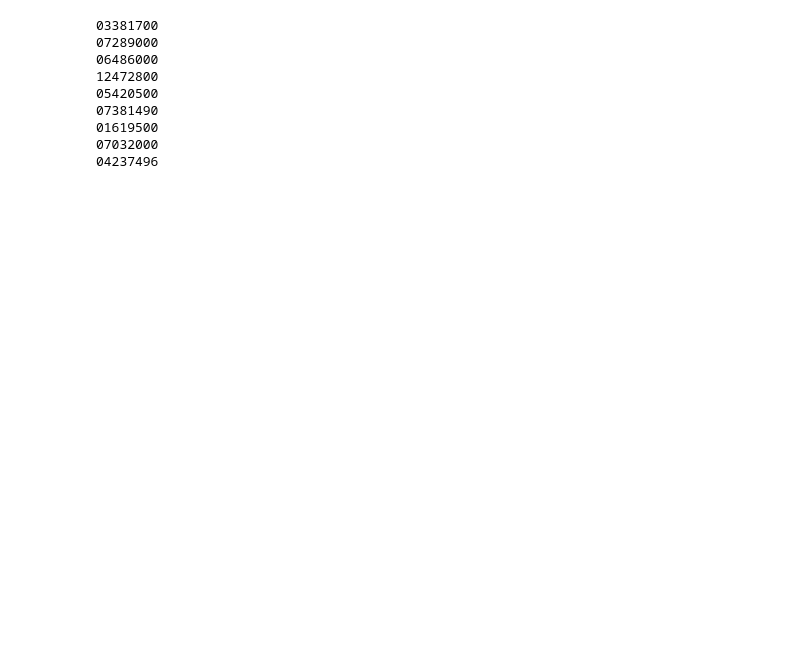
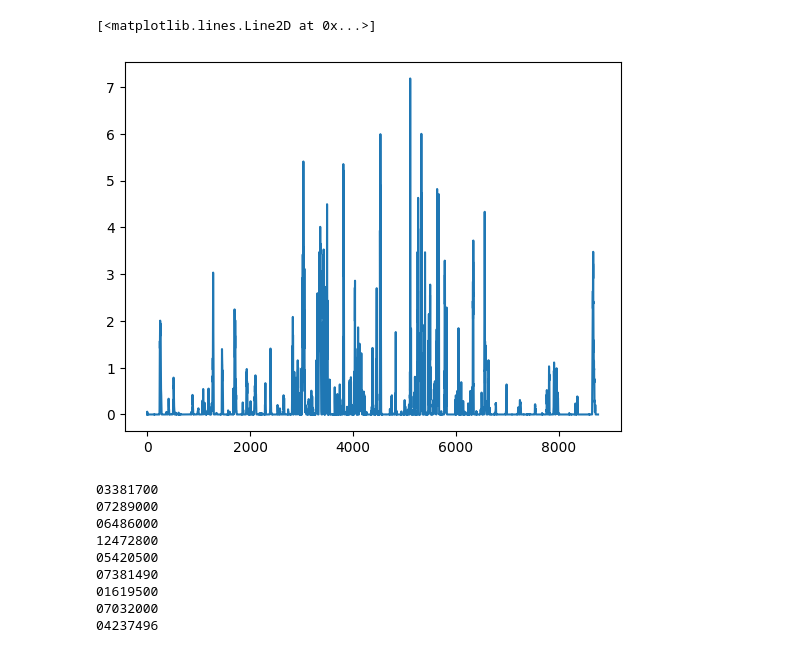
Before and after one commit to nicolas998/nwc_evaluation_platform, a Jupyter notebook: source/playground.ipynb, the cells around one changed output. Saved outputs shown, nothing was run; the diff lists cells and outputs as text; code cells hidden in the pictures; blank space fills up the shorter version.

```diff
--- a/source/playground.ipynb
+++ b/source/playground.ipynb
@@ -21,3 +21,5 @@ plotly_colors = [
     '#e377c2',  # raspberry yogurt pink
     '#7f7f7f',  # middle gray
 ]
+# %%
+d = netCDF4.Dataset('../data/2019_spatial_peristence.nc')
@@ -24,3 +91,8 @@ plotly_colors = [
+# %%
+pl.plot(hrrr_rain[ph])
+# %% [output]
+[<matplotlib.lines.Line2D at 0x...>]
+[figure, added]
 # %%
 def compute_pers_nwc_dif(gage_pos, year):
     #Read the gage position from the netCDf dataFrame and get its unix time
```
Also changed, not shown: parts of 11 cells of this notebook, 7 other files.
